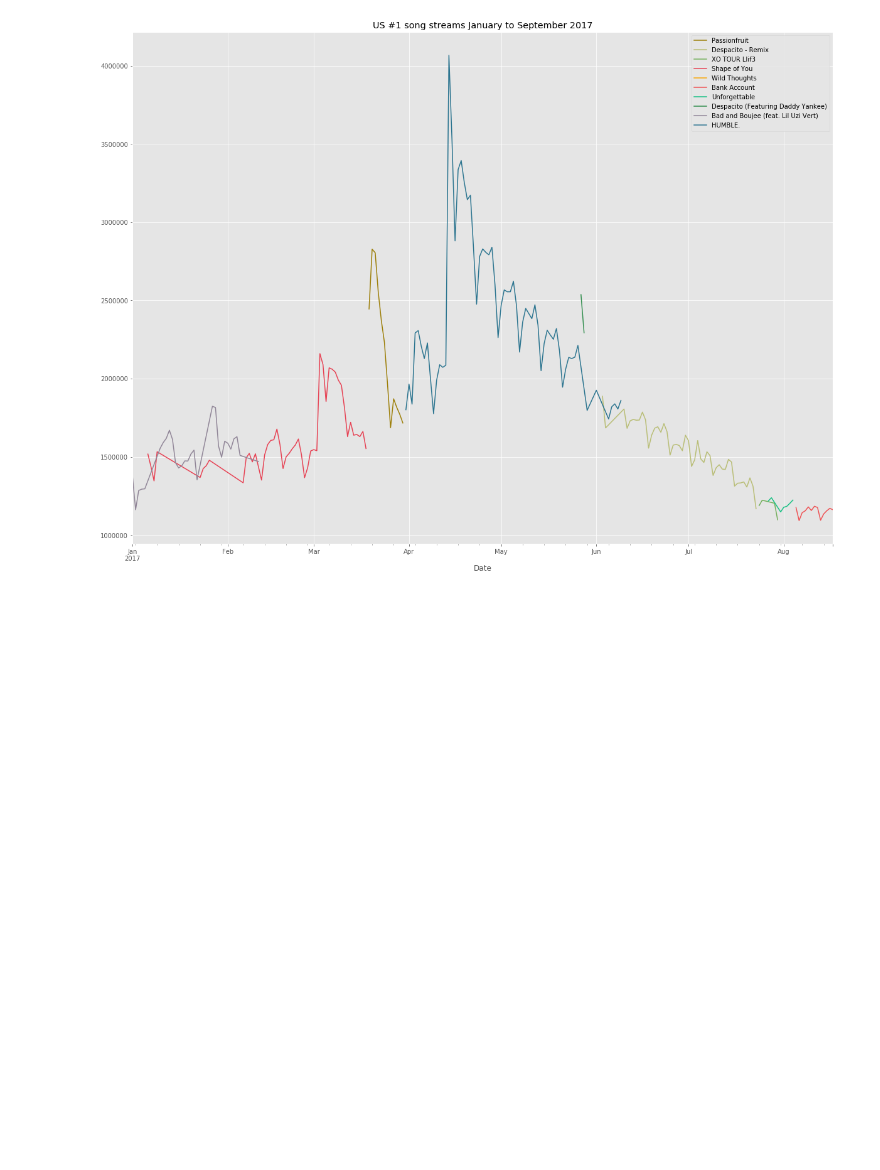
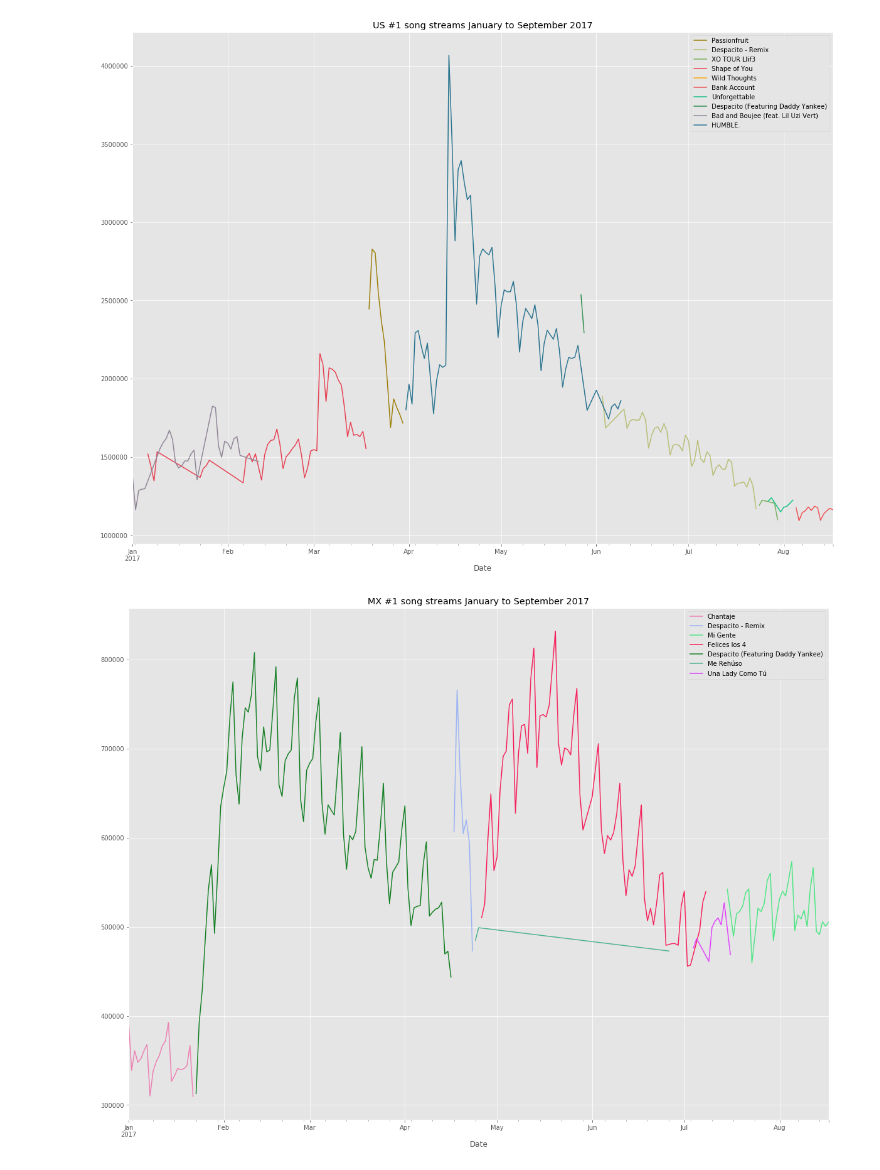
Before and after one commit to maxgrossenbacher/Forecasting_daily_spotify_streams, a Jupyter notebook: src/Spotify_Time_Series.ipynb, the cells around one changed output. Cells and saved outputs as stored; diff of their text form; code cells hidden in the pictures; blank space fills up the shorter version.

```diff
--- a/src/Spotify_Time_Series.ipynb
+++ b/src/Spotify_Time_Series.ipynb
@@ -273,3 +273,8 @@ us_data = get_me_this_region(streaming_data, 'Region', 'us')
 plot_1_song(us_data, 'US #1 song streams January to September 2017')
 # %% [output]
 [figure]
+# %%
+mx_data = get_me_this_region(streaming_data, 'Region', 'mx')
+plot_1_song(mx_data, 'MX #1 song streams January to September 2017')
+# %% [output]
+[figure, added]
```
Also changed, not shown: parts of 2 cells of this notebook.
